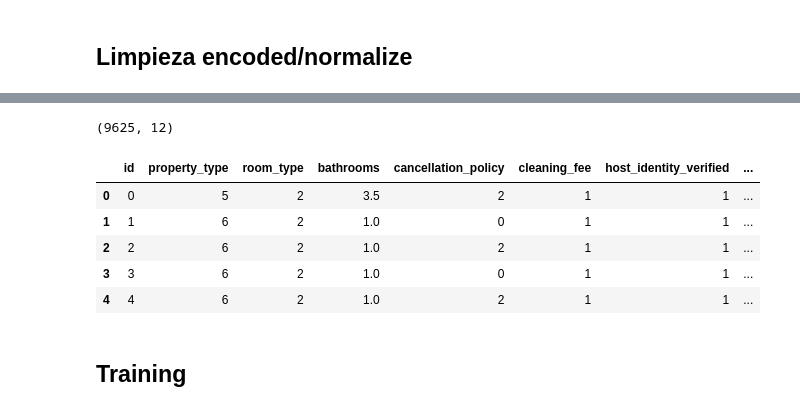
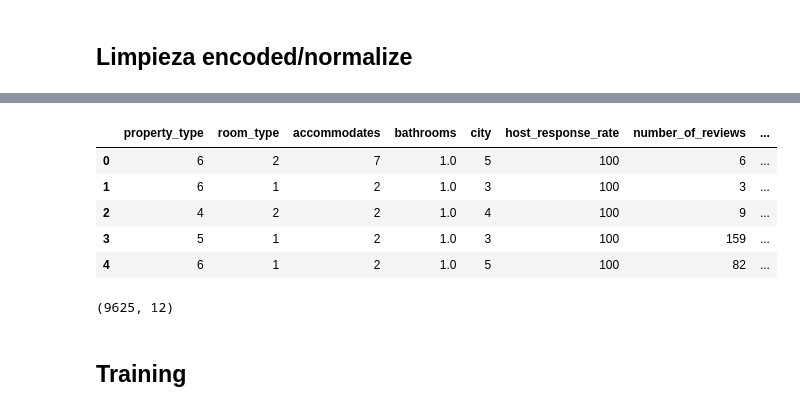
Before and after one commit to luisferlc/datamex1019, a Jupyter notebook: module-3/airbnb/submission predict.ipynb, the cells around one changed output, grey strips where cells are left out. Cells and saved outputs as stored; diff of their text form; code cells hidden in the pictures.

```diff
--- a/module-3/airbnb/submission predict.ipynb
+++ b/module-3/airbnb/submission predict.ipynb
@@ -233,16 +300,16 @@ df_sub_clean=limpieza_airbnb_encoded_outliers(df_sub)
+# %%
+df_train_clean.head()
+# %% [output]
+|  | property_type | room_type | accommodates | bathrooms | city | host_response_rate | number_of_reviews | ... |
+| 0 | 6 | 2 | 7 | 1.0 | 5 | 100 | 6 | ... |
+| 1 | 6 | 1 | 2 | 1.0 | 3 | 100 | 3 | ... |
+| 2 | 4 | 2 | 2 | 1.0 | 4 | 100 | 9 | ... |
+| 3 | 5 | 1 | 2 | 1.0 | 3 | 100 | 159 | ... |
+| 4 | 6 | 1 | 2 | 1.0 | 5 | 100 | 82 | ... |
 # %%
 df_sub_clean.shape
 # %% [output]
 (9625, 12)
-# %%
-df_sub_clean.head()
-# %% [output]
-|  | id | property_type | room_type | bathrooms | cancellation_policy | cleaning_fee | host_identity_verified | ... |
-| 0 | 0 | 5 | 2 | 3.5 | 2 | 1 | 1 | ... |
-| 1 | 1 | 6 | 2 | 1.0 | 0 | 1 | 1 | ... |
-| 2 | 2 | 6 | 2 | 1.0 | 2 | 1 | 1 | ... |
-| 3 | 3 | 6 | 2 | 1.0 | 0 | 1 | 1 | ... |
-| 4 | 4 | 6 | 2 | 1.0 | 2 | 1 | 1 | ... |
 # %% [markdown]
 ## Training
 # %% [markdown]
```
Also changed, not shown: parts of 18 cells of this notebook, 5 other files.
